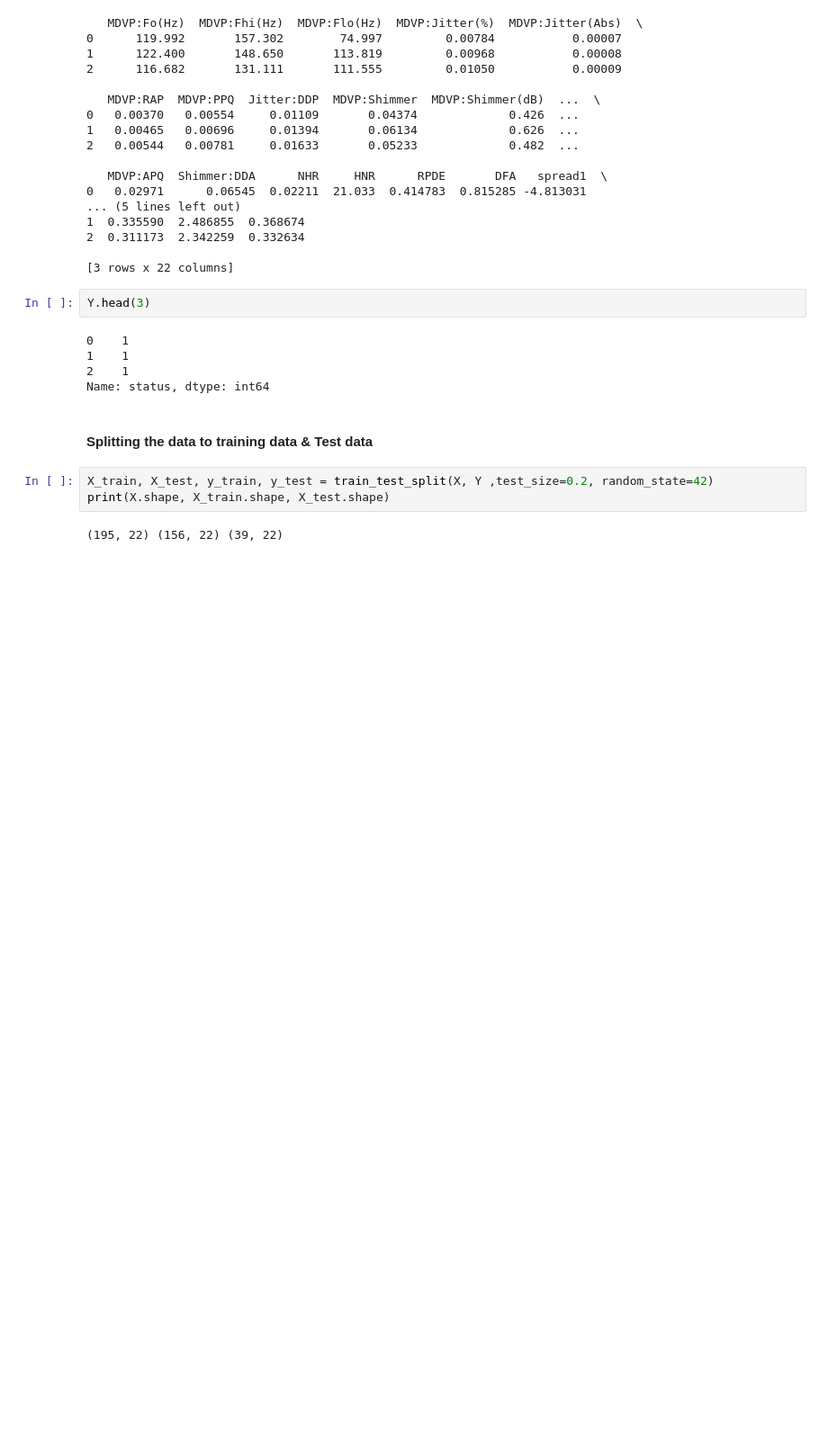
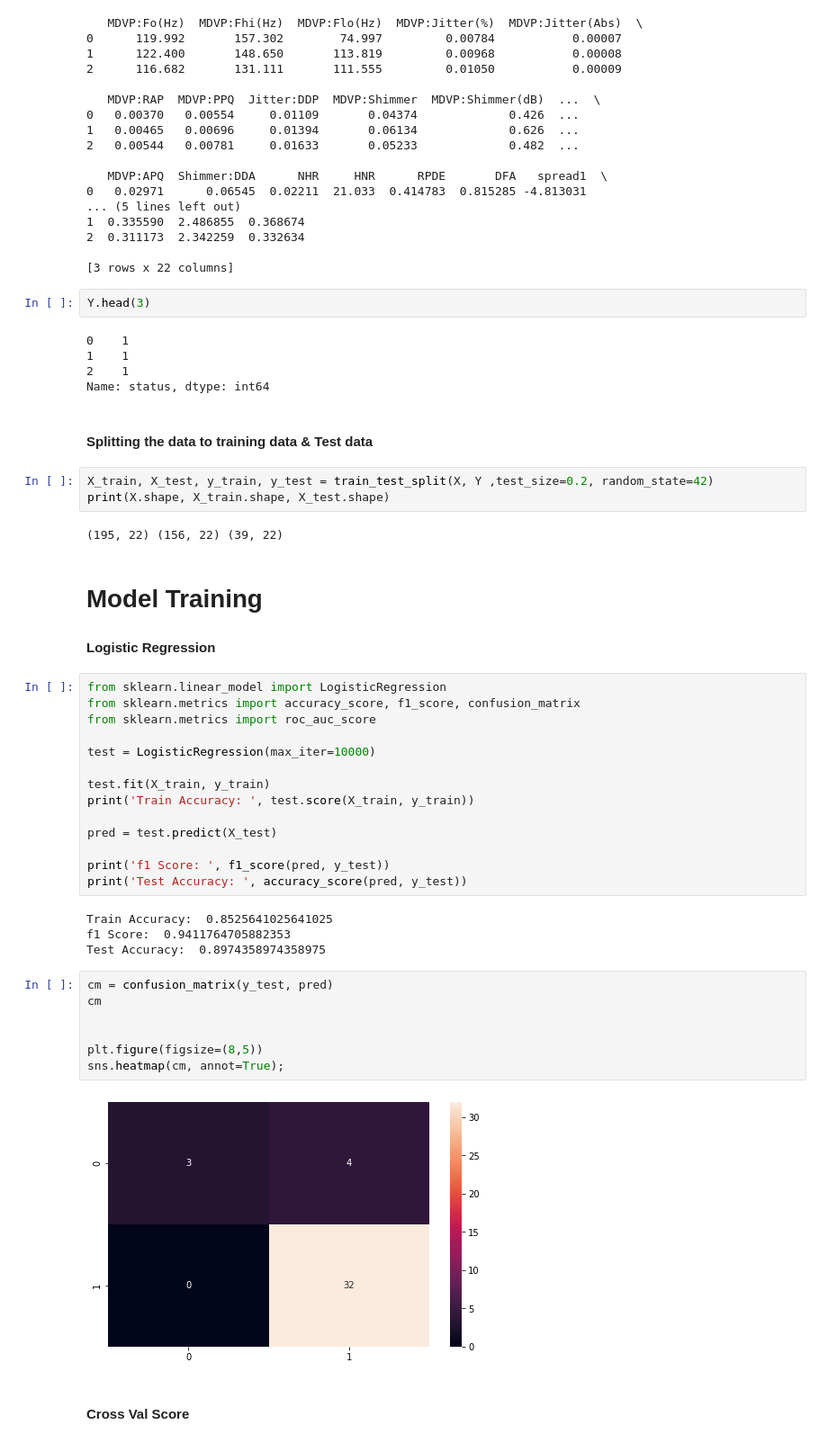
Before and after one commit to mrtlckn/Parkinson_Disease_Prediction, a Jupyter notebook: Parkinson's_Prediction.ipynb, the cells around one changed output. Shown at 90% size. Cells and saved outputs as stored; diff of their text form; blank space fills up the shorter version.

Commit message:
training w/ Logistic Regression, confusion matrix, CrossValScore

```diff
--- a/Parkinson's_Prediction.ipynb
+++ b/Parkinson's_Prediction.ipynb
@@ -155,3 +155,36 @@ X_train, X_test, y_train, y_test = train_test_split(X, Y ,test_size=0.2, random_
 print(X.shape, X_train.shape, X_test.shape)
 # %% [output]
 (195, 22) (156, 22) (39, 22)
+# %% [markdown]
+# Model Training
+
+#### Logistic Regression
+# %%
+from sklearn.linear_model import LogisticRegression
+from sklearn.metrics import accuracy_score, f1_score, confusion_matrix
+from sklearn.metrics import roc_auc_score
+
+test = LogisticRegression(max_iter=10000)
+
+test.fit(X_train, y_train)
+print('Train Accuracy: ', test.score(X_train, y_train))
+
+pred = test.predict(X_test)
+
+print('f1 Score: ', f1_score(pred, y_test))
+print('Test Accuracy: ', accuracy_score(pred, y_test))
+# %% [output]
+Train Accuracy:  0.8525641025641025
+f1 Score:  0.9411764705882353
+Test Accuracy:  0.8974358974358975
+# %%
+cm = confusion_matrix(y_test, pred)
+cm
+
+
+plt.figure(figsize=(8,5))
+sns.heatmap(cm, annot=True);
+# %% [output]
+[figure, added]
+# %% [markdown]
+#### Cross Val Score
```
Also changed, not shown: parts of 1 cell of this notebook.
